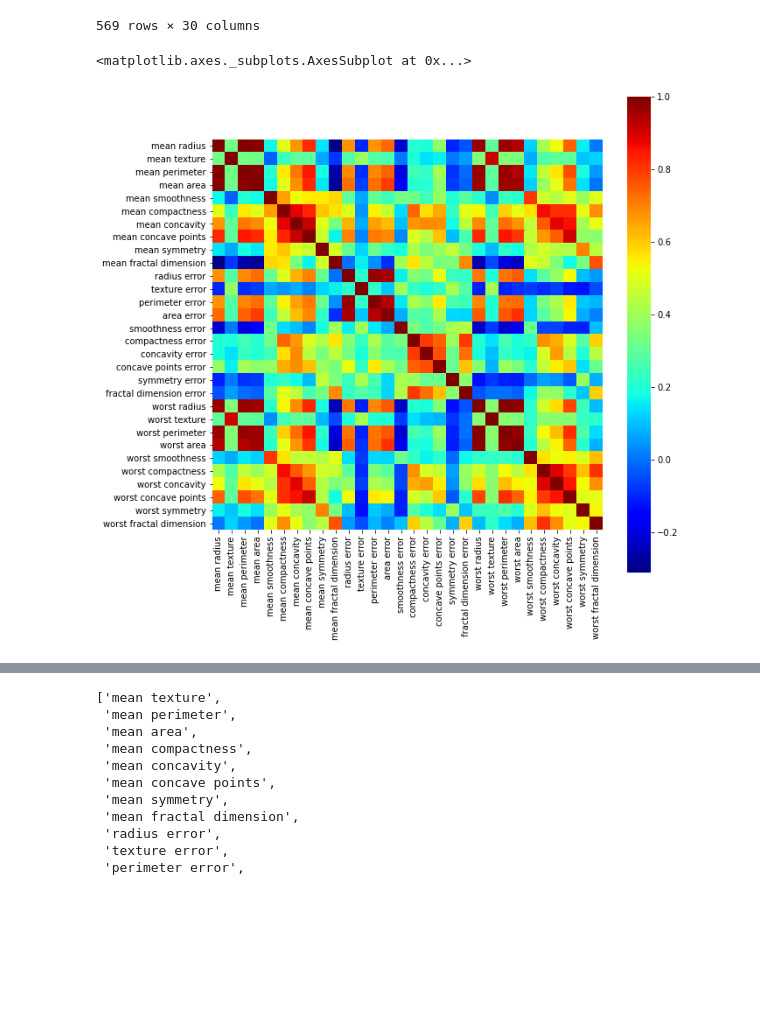
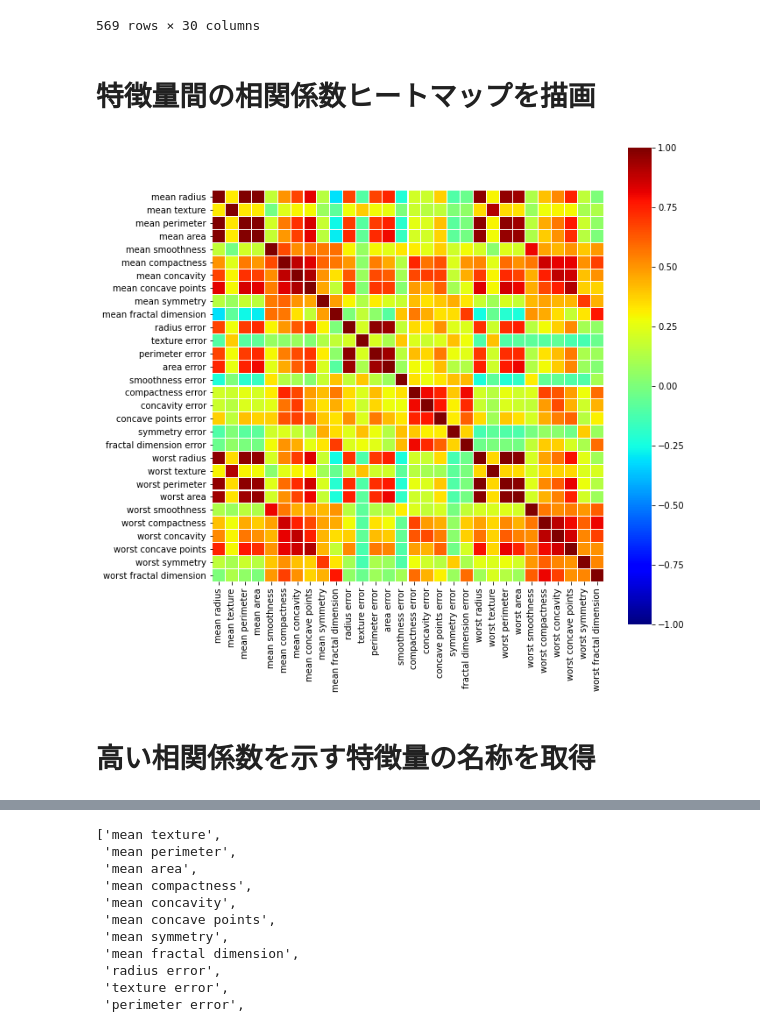
Before and after one commit to Data-Anal-Ojisan/DataAnalOji.hatena.sample, a Jupyter notebook: python_samples/blog_drop_highly_correlated_features.ipynb, the cells around one changed output, grey strips where cells are left out. Saved outputs shown, nothing was run; the diff lists cells and outputs as text; code cells hidden in the pictures; blank space fills up the shorter version.

```diff
--- a/python_samples/blog_drop_highly_correlated_features.ipynb
+++ b/python_samples/blog_drop_highly_correlated_features.ipynb
@@ -28,10 +30,24 @@ display(X)
 | 567 | 20.60 | 29.33 | 140.10 | 1265.0 | 0.11780 | 0.27700 | ... |
 | 568 | 7.76 | 24.54 | 47.92 | 181.0 | 0.05263 | 0.04362 | ... |
 569 rows × 30 columns
+# %% [markdown]
+# 特徴量間の相関係数ヒートマップを描画
 # %%
-plt.figure(figsize=(10,10))
-sns.heatmap(X.corr(),cmap="jet",square=True)
+# グラフ描画領域の作成
+plt.figure(figsize=(10, 10))
+
+# 相関係数のヒートマップを描画
+sns.heatmap(X.corr(),
+            cmap='jet',
+            square=True,
+            linewidths=0.1,
+            vmax=1,
+            vmin=-1,
+            center=0)
+
+plt.show()
 # %% [output]
-<matplotlib.axes._subplots.AxesSubplot at 0x...>
-[figure, old version]
+[figure, new version]
+# %% [markdown]
+# 高い相関係数を示す特徴量の名称を取得
 # %%
```
Also changed, not shown: parts of 10 cells of this notebook.
